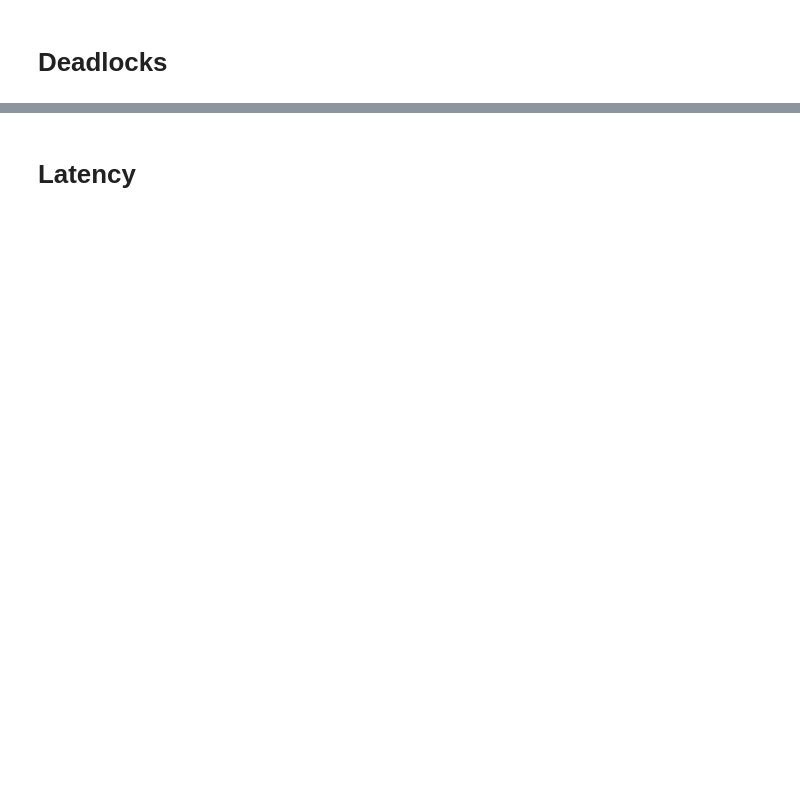
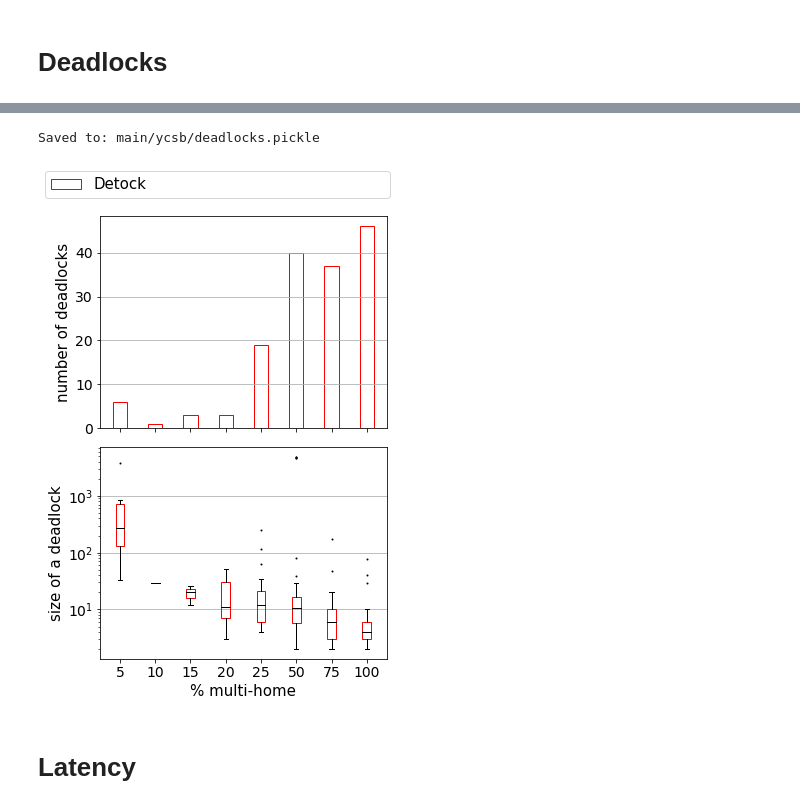
Before and after one commit to umd-dslam/DetockAnalysis, a Jupyter notebook: 1-Microbenchmark.ipynb, the cells around one changed output, grey strips where cells are left out. Saved outputs shown, nothing was run; the diff lists cells and outputs as text; code cells hidden in the pictures; blank space fills up the shorter version.

```diff
--- a/1-Microbenchmark.ipynb
+++ b/1-Microbenchmark.ipynb
@@ -123,7 +176,7 @@ fig.savefig('output/micro-throughput.pdf', bbox_inches='tight')
 # %%
 deadlocks_index_df = thrp_index_df[(
     (thrp_index_df["wl:hot"] == 100) &
-    (thrp_index_df["wl:mp"] == 50) &
+    (thrp_index_df["wl:mp"] == 0) &
     (
         (thrp_index_df["config_name"] == "ddr_ts.conf") |
         (thrp_index_df["config_name"] == "ddr_only.conf")
@@ -133,11 +203,13 @@ deadlocks_index_df
 # %%
+IGNORE_CACHE = True
+
 import pickle
 
-mh_pcts = [25, 50, 75, 100]
+mh_pcts = [5, 10, 15, 20, 25, 50, 75, 100]
 
 configs = ["ddr_ts.conf", "ddr_only.conf"]
+configs = ["ddr_ts.conf"]
 config_to_label = {
-    'baseline.conf': 'SLOG',
     'ddr_only.conf': 'Detock (w/o opportunistic ordering)',
     'ddr_ts.conf': 'Detock'
 }
@@ -146,7 +218,7 @@ config_to_label = {
 DEADLOCKS_PATH = f'{THRP_PREFIX}/deadlocks.pickle'
 
 data = []
-if isfile(DEADLOCKS_PATH):
+if not IGNORE_CACHE and isfile(DEADLOCKS_PATH):
     with open(DEADLOCKS_PATH, 'rb') as f:
         data = pickle.load(f)
 else:
@@ -186,34 +258,37 @@ for i, c in enumerate(configs):
         medianprops={ 'color': 'black' },
         positions=pos,
         manage_ticks=False,
         patch_artist=True,
     )
     for b in box['boxes']:
         b.set_fill(False)
         b.set_hatch(hatches[i])
         b.set_edgecolor(colors[i])
 
 ticks = []
 ticklabels = []
 for i, mh in enumerate(mh_pcts):
     start = i * (len(configs) + 1)
     end = start + len(configs)
     ticks.append((start + end - 1) / 2)
     ticklabels.append(f'{mh}')
 
 axes[0].set_ylabel('number of deadlocks')
 axes[0].set_xticks(ticks)
 axes[0].set_xticklabels(ticklabels)
 axes[0].grid(axis='y')
 
 axes[1].set_xlabel("% multi-home")
 axes[1].set_ylabel('size of a deadlock')
 axes[1].set_yscale("log")
 axes[1].grid(axis='y')
 
 fig.legend(bbox_to_anchor=(0, 1, 1, 0), loc='lower left', mode='expand', ncol=1)
 fig.tight_layout()
-fig.savefig('output/micro-deadlocks.pdf', bbox_inches='tight')
+# fig.savefig('output/micro-deadlocks.pdf', bbox_inches='tight')
+# %% [output]
+Saved to: main/ycsb/deadlocks.pickle
+[figure, added]
 # %% [markdown]
 # Latency
 # %%
```
Also changed, not shown: parts of 11 cells of this notebook, 16 other files.
